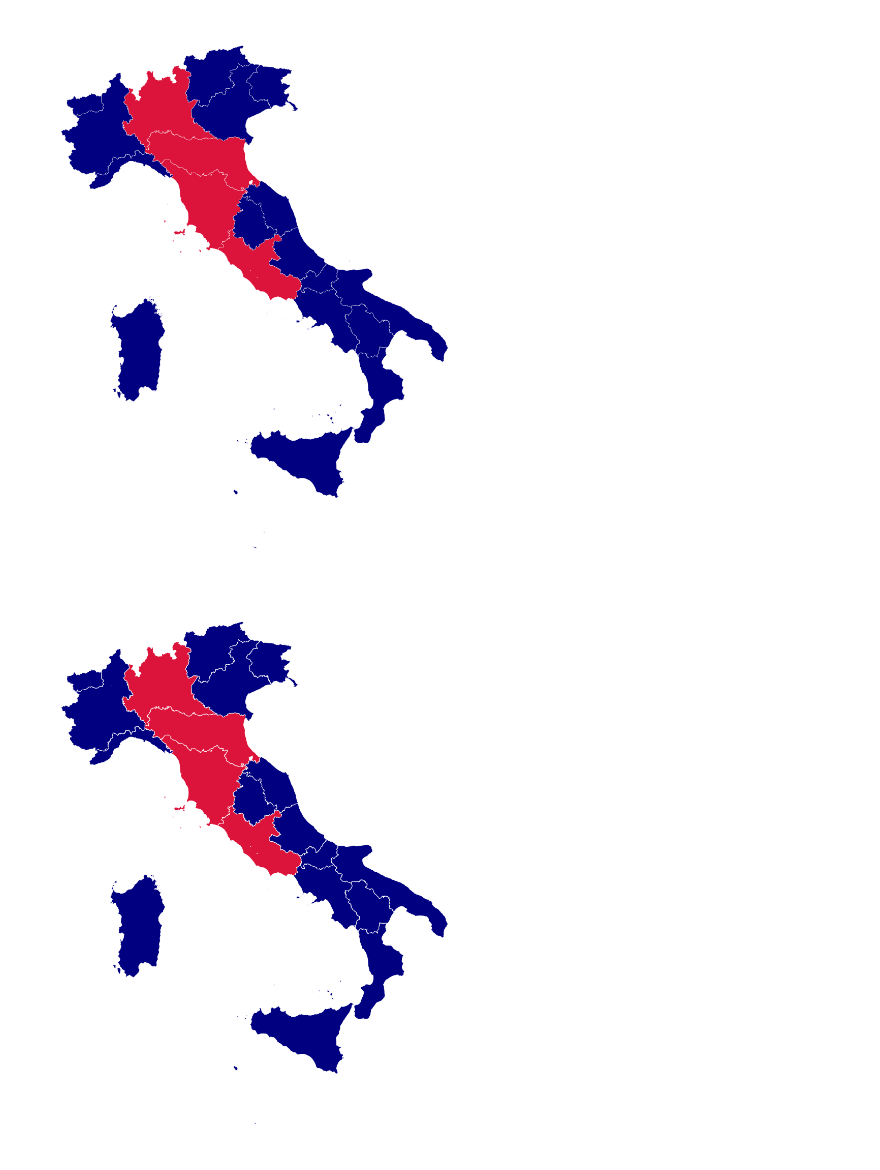
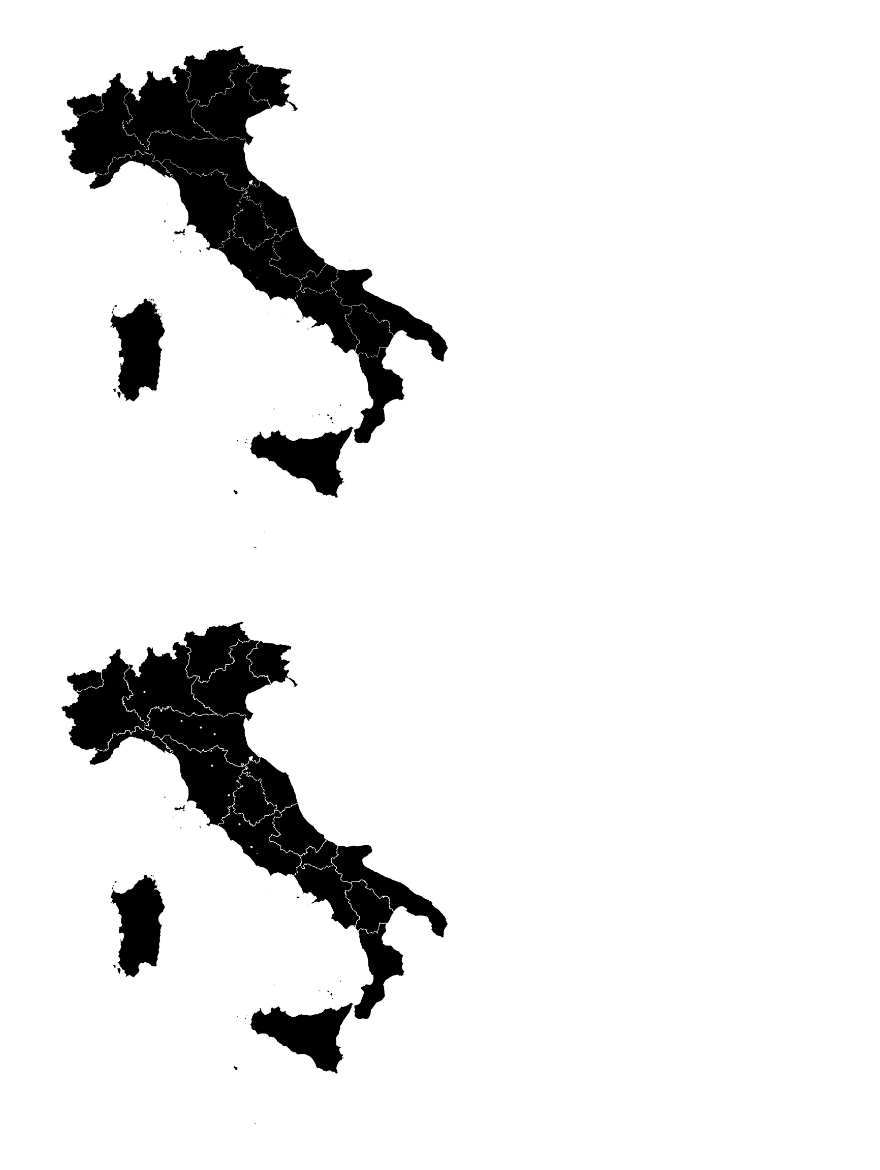
Before and after one commit to Hunstman/Peregrina, a Jupyter notebook: codice/Untitled.ipynb, the cells around one changed output. Saved outputs shown, nothing was run; the diff lists cells and outputs as text; code cells hidden in the pictures.

```diff
--- a/codice/Untitled.ipynb
+++ b/codice/Untitled.ipynb
@@ -12,9 +12,9 @@ gdf = gdf.reset_index()
 #16    Trentino-Alto Adige/Südtirol
 #18    Valle d'Aosta/Vallée d'Aoste
 # %%
-CrossedRegionColor = "crimson"
-NonCrossedRegionColor = "navy"
-CityColor = "red"
+CrossedRegionColor = "black"
+NonCrossedRegionColor = "black"
+CityColor = "blue"
 # %%
 
 regions_crossed = ['Lombardia', 'Emilia-Romagna', 'Toscana', 'Lazio']
@@ -41,7 +41,7 @@ ax = gdf.plot(
 
 ax.set_axis_off();
 # %% [output]
-[figure, old version]
+[figure, new version]
 # %%
 # world cities I need
 from shapely.geometry import Point
@@ -59,18 +59,18 @@ List = [Rome, Milan, Bologna, Firenze, Piacenza, Viterbo, Modena, Parma, Montepu
 cities = GeoDataFrame(List)
 # %%
 ax2 = gdf.plot(ax = cities.plot(
-    figsize=(30, 20), markersize = 10, color = CityColor, marker = 'o'),
+    figsize=(30, 20), markersize = 10, color = "white", marker = 'o', zorder =4),
     edgecolor="white",
     linewidth=1,
     figsize=(30, 20),
     color=gdf['color'],
     alpha= 1,
     missing_kwds={'color': NonCrossedRegionColor});
 
 
 ax2.set_axis_off();
 ax2.set_facecolor('black')
 plt.savefig("brown_grey_italy.eps", format='eps')
 plt.savefig("brown_grey_italy.pdf", transparent=True)
 # %% [output]
-[figure, old version]
+[figure, new version]
```
Also changed, not shown: 39 other files.
